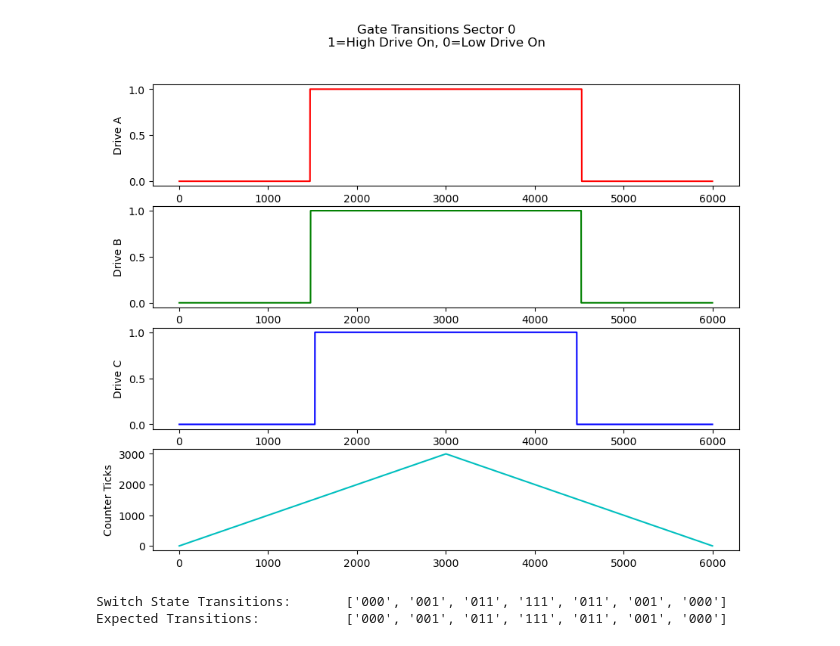
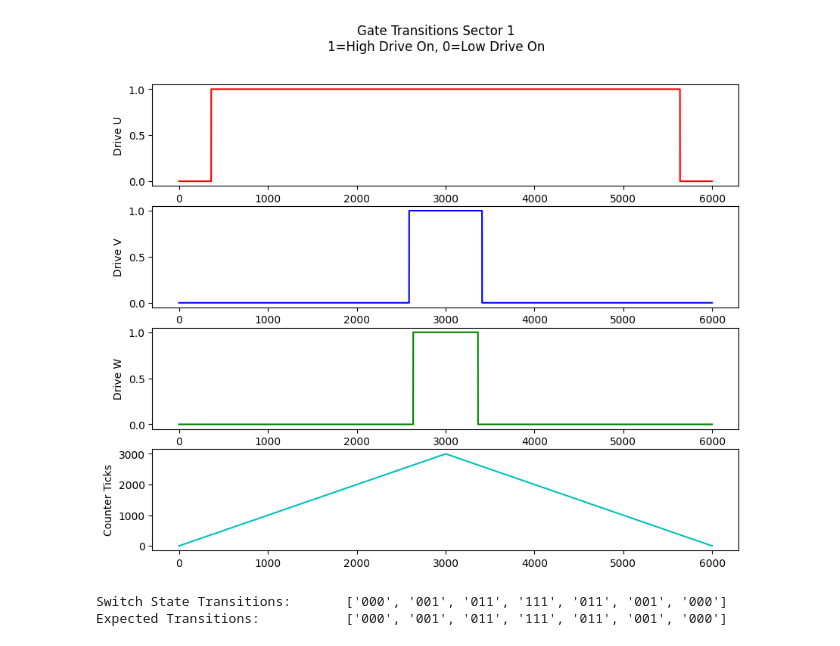
Before and after one commit to brandonbraun653/OrbitESC, a Jupyter notebook: model/SpaceVectorModulation.ipynb, the cells around one changed output. Cells and saved outputs as stored; diff of their text form; code cells hidden in the pictures.

```diff
--- a/model/SpaceVectorModulation.ipynb
+++ b/model/SpaceVectorModulation.ipynb
@@ -55,13 +65,13 @@ sqrt_3 = math.sqrt(3.0)
 # User Inputs
 # *******************************************************************************
 # Electrical angle of the rotor, not absolute physical angle (which depends on motor pole pairs).
-target_sector = 0
-sector_offset_deg = 55.0
+target_sector = 1
+sector_offset_deg = 1.0
 rotor_theta_elec = math.radians(sector_offset_deg + (target_sector * 60.0))
 
 # Drive strength (modulation index)
 mi = 0.866
-mi = 0.02
+mi = 0.866
 assert mi <= sqrt_3/2.0
 
 # *******************************************************************************
@@ -78,6 +88,9 @@ assert alpha < pi_div_3 and alpha >= 0.0
 # *******************************************************************************
 # Compute the PWM timing signals
 # https://github.com/m31L3r/STM32F4_SVPWM/blob/master/src/svpwm.c
+#
+# U,V,W notations are a little different so that they match the descriptions from
+# https://www.switchcraft.org/learning/2017/3/15/space-vector-pwm-intro
 # *******************************************************************************
 # Calculate total time in each vector, which is independent of the sector
 ta = T_half * mi * math.sin(pi_div_3-alpha) # Time spent in vector A
@@ -92,30 +105,31 @@ ton_2 = int((tn_half + tb) * timer_freq)
 ton_3 = int((tn_half + ta + tb) * timer_freq)
 
 # Map the timing information to the phase capture compare registers
-if sector == 0:
+if sector == 1:
   phase_u_cc = ton_tn_half
   phase_v_cc = ton_1
   phase_w_cc = ton_3
-elif sector == 1:
+elif sector == 2:
   phase_u_cc = ton_2
   phase_v_cc = ton_tn_half
   phase_w_cc = ton_3
-elif sector == 2:
+elif sector == 3:
   phase_u_cc = ton_3
   phase_v_cc = ton_tn_half
   phase_w_cc = ton_1
-elif sector == 3:
+elif sector == 4:
   phase_u_cc = ton_3
   phase_v_cc = ton_2
   phase_w_cc = ton_tn_half
-elif sector == 4:
+elif sector == 5:
   phase_u_cc = ton_1
   phase_v_cc = ton_3
   phase_w_cc = ton_tn_half
-elif sector == 5:
+elif sector == 6:
   phase_u_cc = ton_tn_half
   phase_v_cc = ton_3
   phase_w_cc = ton_2
+
 
 # *******************************************************************************
 # Generate the PWM signals and plot them for visual inspection
@@ -130,11 +144,11 @@ for x in range(2*tmax):
     ticks[0, x] = x
     tick_values[0, x] = tick
     if tick < phase_u_cc:
-        pwm_signals[0, x] = 0
+        pwm_signals[PHASE_U_IDX, x] = 0
     if tick < phase_v_cc:
-        pwm_signals[1, x] = 0
+        pwm_signals[PHASE_V_IDX, x] = 0
     if tick < phase_w_cc:
-        pwm_signals[2, x] = 0
+        pwm_signals[PHASE_W_IDX, x] = 0
 
     if count_up:
         tick += 1
@@ -151,18 +165,18 @@ fig.suptitle(f'Gate Transitions Sector {sector}\n1=High Drive On, 0=Low Drive On
 
 # Create subplot 1
 ax1 = fig.add_subplot(4, 1, 1)
-ax1.plot(ticks[0, :], pwm_signals[0, :], 'r')
-ax1.set_ylabel('Drive A')
+ax1.plot(ticks[0, :], pwm_signals[PHASE_U_IDX, :], 'r')
+ax1.set_ylabel('Drive U')
 
 # Create subplot 2
 ax2 = fig.add_subplot(4, 1, 2)
-ax2.plot(ticks[0, :], pwm_signals[1, :], 'g')
-ax2.set_ylabel('Drive B')
+ax2.plot(ticks[0, :], pwm_signals[PHASE_V_IDX, :], 'b')
+ax2.set_ylabel('Drive V')
 
 # Create subplot 3
 ax3 = fig.add_subplot(4, 1, 3)
-ax3.plot(ticks[0, :], pwm_signals[2, :], 'b')
-ax3.set_ylabel('Drive C')
+ax3.plot(ticks[0, :], pwm_signals[PHASE_W_IDX, :], 'g')
+ax3.set_ylabel('Drive W')
 
 # Create subplot 4
 ax4 = fig.add_subplot(4, 1, 4)
@@ -180,38 +194,38 @@ binary_values = []
 # Iterate over each column
 for i in range(pwm_signals.shape[1]):
   # Convert the column to a binary string and then to an integer
-  binary_value = ''.join([str(pwm_signals[2, i]), str(pwm_signals[1, i]), str(pwm_signals[0, i])])
+  binary_value = ''.join([str(pwm_signals[PHASE_W_IDX, i]), str(pwm_signals[PHASE_V_IDX, i]), str(pwm_signals[PHASE_U_IDX, i])])
   binary_values.append(binary_value)
 
 # Convert the list to a numpy array
 binary_values = np.array(binary_values)
 
 # Accumulate the sequence of transitions and the number of ticks in each state
 unique_transitions = []
 ticks_in_state_x = {}
 
 for i in range(len(binary_values)):
   # If this is the first transition or the transition is different from the previous one, add it to the list
   if i == 0 or binary_values[i] != binary_values[i-1]:
     unique_transitions.append(binary_values[i])
 
   # If this is the first time we've seen this transition, add it to the dictionary
   if binary_values[i] not in ticks_in_state_x:
     ticks_in_state_x[binary_values[i]] = 1
   else:
     ticks_in_state_x[binary_values[i]] += 1
 
 
 print(f"Switch State Transitions:\t{unique_transitions}")
 print(f"Expected Transitions:\t\t{sector_x_transition_seq[sector]}")
 if sector_x_transition_seq[sector] != unique_transitions:
   print(f"ERROR: Transitions do not match expected sequence for sector {sector}")
 
 # Check if only a single bit has changed between each transition
 for i in range(len(unique_transitions)-1):
   if bin(int(unique_transitions[i], 2) ^ int(unique_transitions[i+1], 2)).count('1') != 1:
     print(f"ERROR: Invalid transition from {i-1} to {i}")
 # %% [output]
-[figure, old version]
+[figure, new version]
 Switch State Transitions:       ['000', '001', '011', '111', '011', '001', '000']
 Expected Transitions:           ['000', '001', '011', '111', '011', '001', '000']
```
Also changed, not shown: parts of 5 cells of this notebook, 14 other files.
